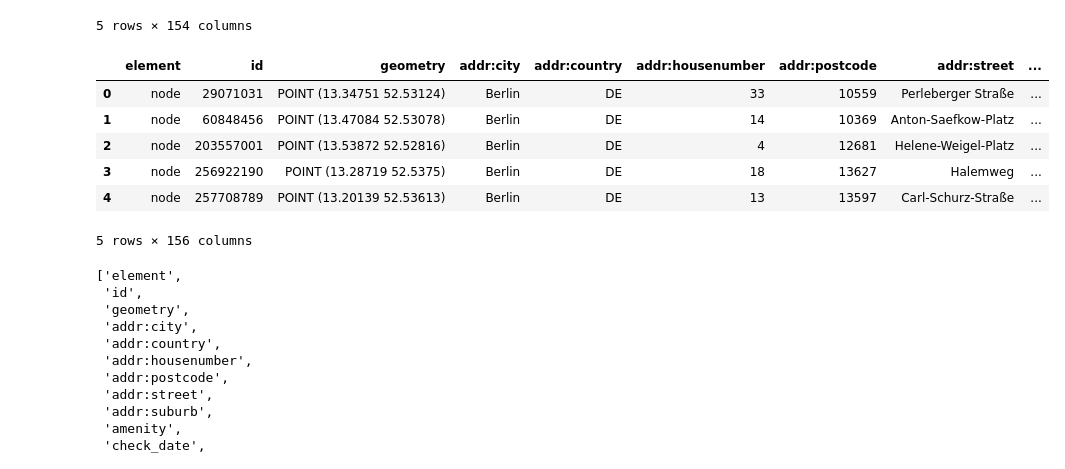
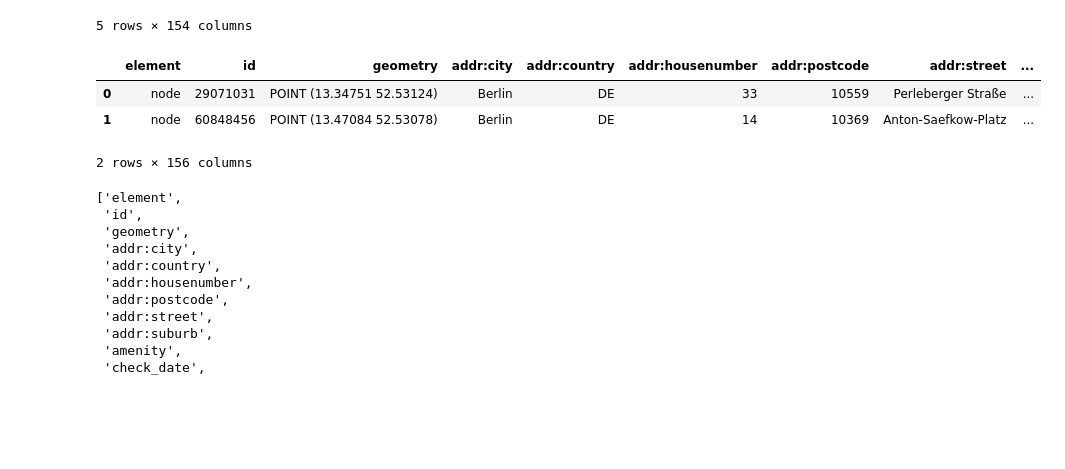
Before and after one commit to Nigar1209/berlin-poi-osm-pipeline, a Jupyter notebook: libraries/libraries-data-transformation.ipynb, the cells around one changed output. Saved outputs shown, nothing was run; the diff lists cells and outputs as text; code cells hidden in the pictures; blank space fills up the shorter version.

```diff
--- a/libraries/libraries-data-transformation.ipynb
+++ b/libraries/libraries-data-transformation.ipynb
@@ -149,16 +146,13 @@ Name: count, dtype: int64
 # %%
 # Reset index to get the OSM IDs as a column
 gdf = gdf.reset_index()
 
-gdf.head()
+gdf.head(2)
 # %% [output]
 |  | element | id | geometry | addr:city | addr:country | addr:housenumber | addr:postcode | addr:street | ... |
 | 0 | node | 29071031 | POINT (13.34751 52.53124) | Berlin | DE | 33 | 10559 | Perleberger Straße | ... |
 | 1 | node | 60848456 | POINT (13.47084 52.53078) | Berlin | DE | 14 | 10369 | Anton-Saefkow-Platz | ... |
-| 2 | node | 203557001 | POINT (13.53872 52.52816) | Berlin | DE | 4 | 12681 | Helene-Weigel-Platz | ... |
-| 3 | node | 256922190 | POINT (13.28719 52.5375) | Berlin | DE | 18 | 13627 | Halemweg | ... |
-| 4 | node | 257708789 | POINT (13.20139 52.53613) | Berlin | DE | 13 | 13597 | Carl-Schurz-Straße | ... |
-5 rows × 156 columns
+2 rows × 156 columns
 # %%
 # List the columns names of the GeoData
 
```
Also changed, not shown: parts of 29 cells of this notebook, 6 other files.
